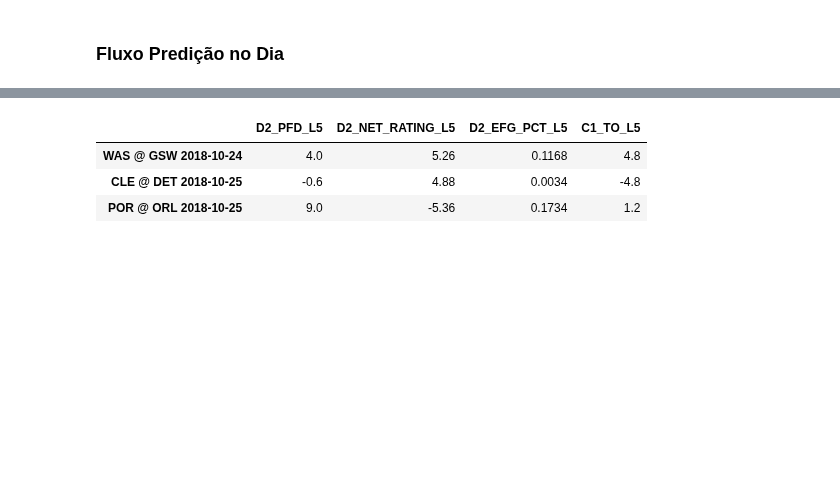
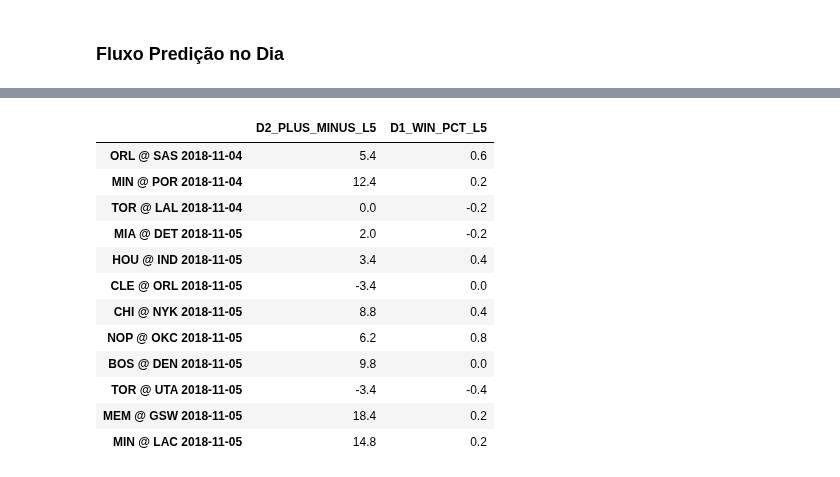
Before and after one commit to rafaelgasp/nba_games, a Jupyter notebook: deploy/Deploy.ipynb, the cells around one changed output, grey strips where cells are left out. Cells and saved outputs as stored; diff of their text form; code cells hidden in the pictures; blank space fills up the shorter version.

```diff
--- a/deploy/Deploy.ipynb
+++ b/deploy/Deploy.ipynb
@@ -115,7 +139,16 @@ to_predict = data_prep_functions.variaveis_delta(to_predict)
-# %%
-to_predict[['D2_PFD_L5', 'D2_NET_RATING_L5', 'D2_EFG_PCT_L5', 'C1_TO_L5']]
-# %% [output]
-|  | D2_PFD_L5 | D2_NET_RATING_L5 | D2_EFG_PCT_L5 | C1_TO_L5 |
-| WAS @ GSW 2018-10-24 | 4.0 | 5.26 | 0.1168 | 4.8 |
-| CLE @ DET 2018-10-25 | -0.6 | 4.88 | 0.0034 | -4.8 |
-| POR @ ORL 2018-10-25 | 9.0 | -5.36 | 0.1734 | 1.2 |
+# %%
+to_predict[['D2_PLUS_MINUS_L5', 'D1_WIN_PCT_L5']]
+# %% [output]
+|  | D2_PLUS_MINUS_L5 | D1_WIN_PCT_L5 |
+| ORL @ SAS 2018-11-04 | 5.4 | 0.6 |
+| MIN @ POR 2018-11-04 | 12.4 | 0.2 |
+| TOR @ LAL 2018-11-04 | 0.0 | -0.2 |
+| MIA @ DET 2018-11-05 | 2.0 | -0.2 |
+| HOU @ IND 2018-11-05 | 3.4 | 0.4 |
+| CLE @ ORL 2018-11-05 | -3.4 | 0.0 |
+| CHI @ NYK 2018-11-05 | 8.8 | 0.4 |
+| NOP @ OKC 2018-11-05 | 6.2 | 0.8 |
+| BOS @ DEN 2018-11-05 | 9.8 | 0.0 |
+| TOR @ UTA 2018-11-05 | -3.4 | -0.4 |
+| MEM @ GSW 2018-11-05 | 18.4 | 0.2 |
+| MIN @ LAC 2018-11-05 | 14.8 | 0.2 |
```
Also changed, not shown: parts of 16 cells of this notebook, 5 other files.
